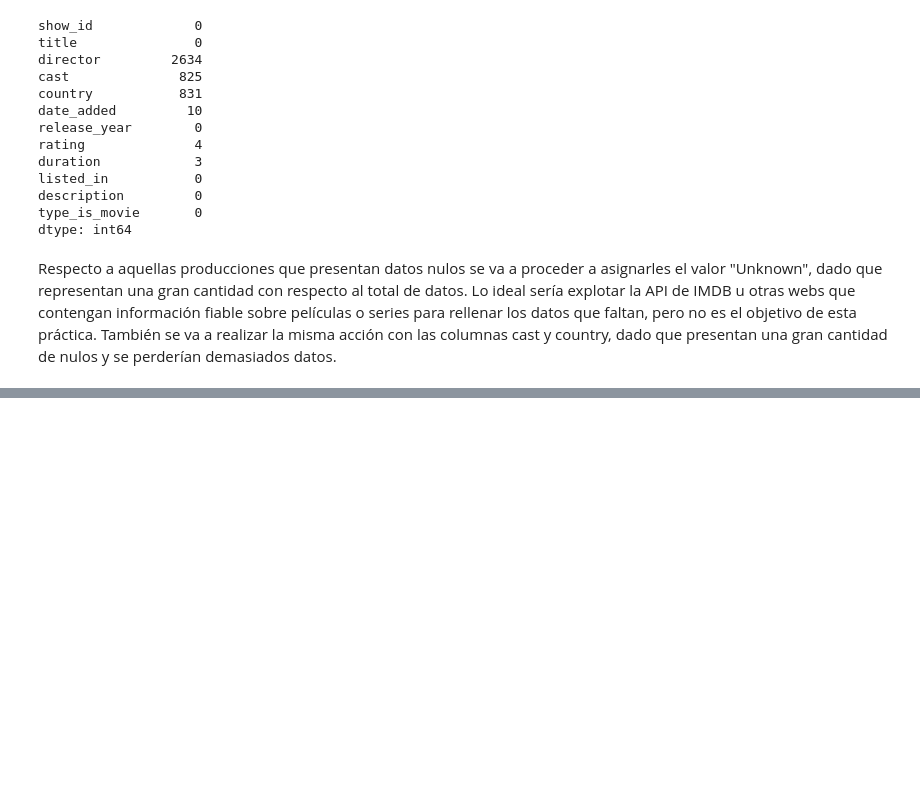
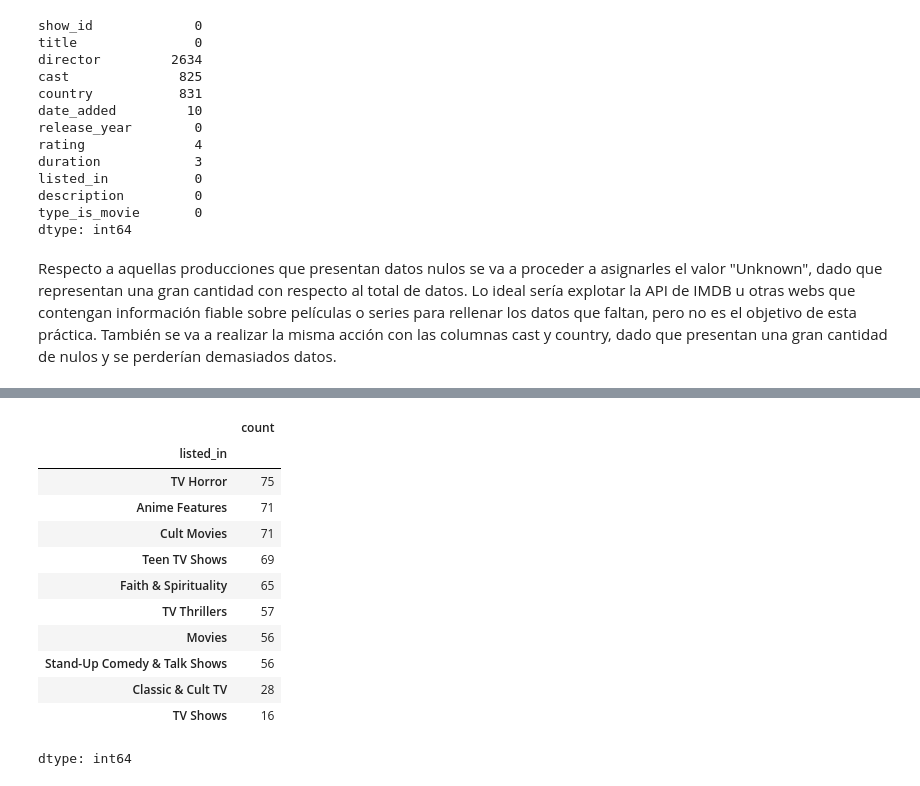
Before and after one commit to robertomartinezedu/Curso-IA-BigData, a Jupyter notebook: PIA/EntregaUd3.ipynb, the cells around one changed output, grey strips where cells are left out. Saved outputs shown, nothing was run; the diff lists cells and outputs as text; code cells hidden in the pictures; blank space fills up the shorter version.

```diff
--- a/PIA/EntregaUd3.ipynb
+++ b/PIA/EntregaUd3.ipynb
@@ -225,0 +255,18 @@ netflix_df.head()
+# %%
+genre_counts = netflix_df.explode('listed_in')['listed_in'].value_counts()
+# %%
+genre_counts.tail(10)
+# %% [output]
+|  | count |
+| listed_in |  |
+| TV Horror | 75 |
+| Anime Features | 71 |
+| Cult Movies | 71 |
+| Teen TV Shows | 69 |
+| Faith & Spirituality | 65 |
+| TV Thrillers | 57 |
+| Movies | 56 |
+| Stand-Up Comedy & Talk Shows | 56 |
+| Classic & Cult TV | 28 |
+| TV Shows | 16 |
+dtype: int64
```
Also changed, not shown: parts of 9 cells of this notebook.
